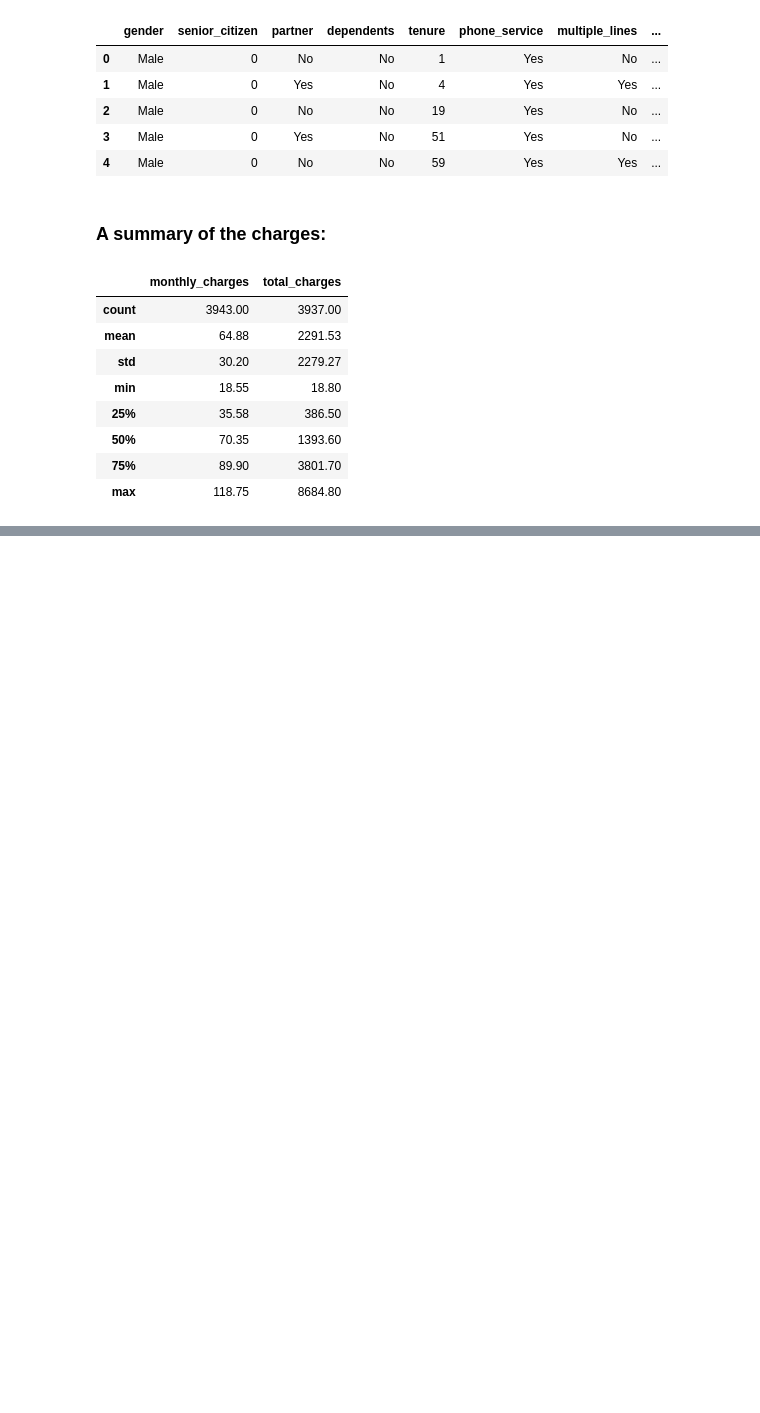
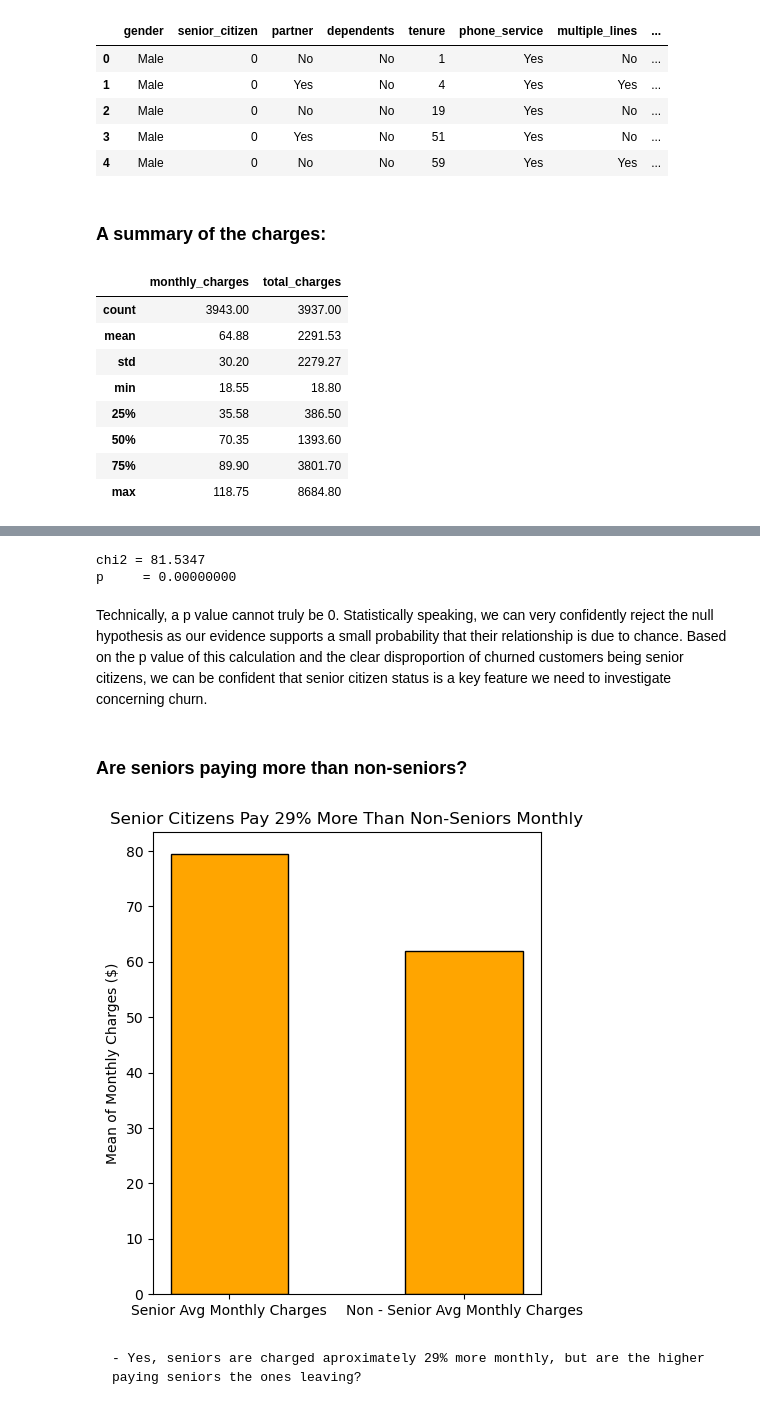
Before and after one commit to skylerschnee/classification_project, a Jupyter notebook: final_report.ipynb, the cells around one changed output, grey strips where cells are left out. Cells and saved outputs as stored; diff of their text form; code cells hidden in the pictures; blank space fills up the shorter version.

```diff
--- a/final_report.ipynb
+++ b/final_report.ipynb
@@ -98,0 +131,15 @@ train[['monthly_charges', 'total_charges']].describe().round(2)
+# %%
+e.get_chi_senior(train)
+# %% [output]
+chi2 = 81.5347
+p     = 0.00000000
+# %% [markdown]
+Technically, a p value cannot truly be 0. Statistically speaking, we can very confidently reject the null hypothesis as our evidence supports a small probability that their relationship is due to chance. Based on the p value of this calculation and the clear disproportion of churned customers being senior citizens, we can be confident that senior citizen status is a key feature we need to investigate concerning churn.
+# %% [markdown]
+### Are seniors paying more than non-seniors?
+# %%
+e.get_bar_charges(train)
+# %% [output]
+[figure, added]
+# %% [markdown]
+    - Yes, seniors are charged aproximately 29% more monthly, but are the higher paying seniors the ones leaving?
```
Also changed, not shown: parts of 24 cells of this notebook, 4 other files.
